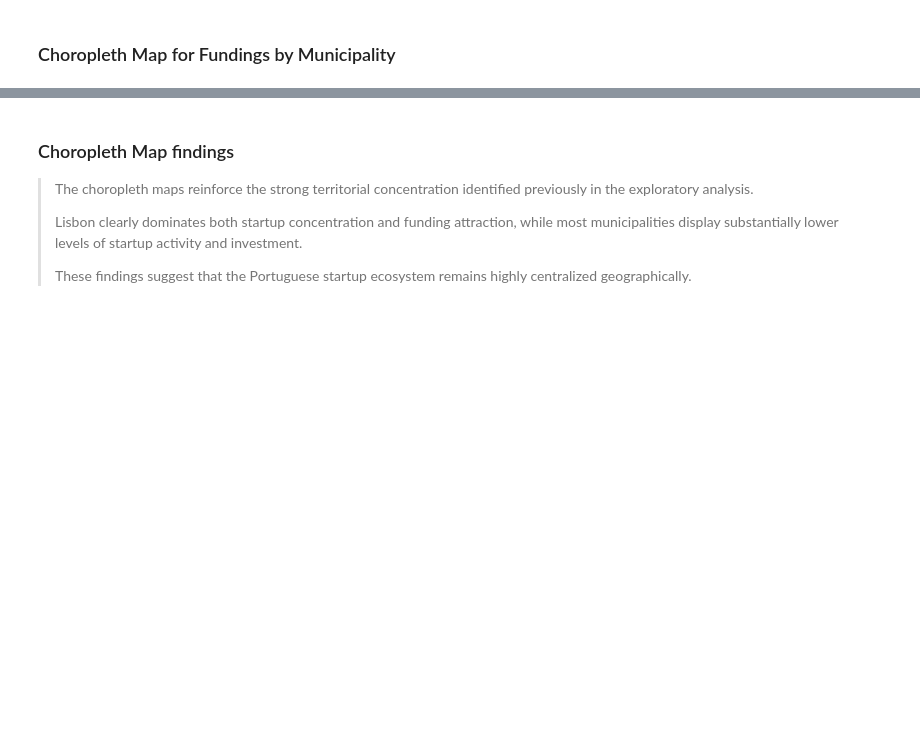
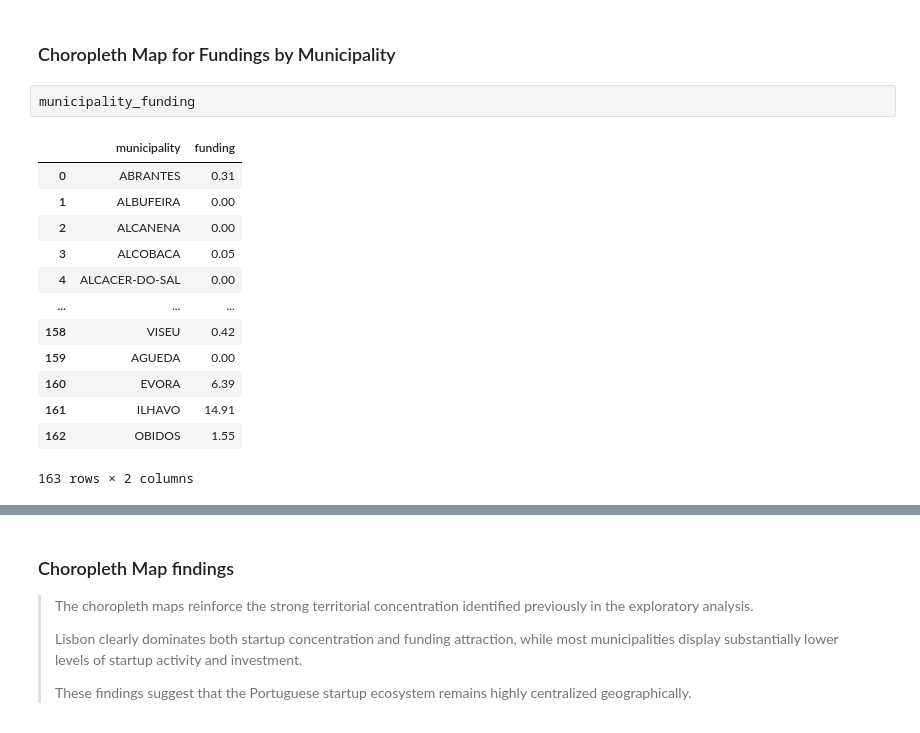
Before and after one commit to NelsonSanti/P4DS-Group-C3, a Jupyter notebook: startup-distribution-portugal/notebooks/main_notebook.ipynb, the cells around one changed output, grey strips where cells are left out. Saved outputs shown, nothing was run; the diff lists cells and outputs as text; blank space fills up the shorter version.

```diff
--- a/startup-distribution-portugal/notebooks/main_notebook.ipynb
+++ b/startup-distribution-portugal/notebooks/main_notebook.ipynb
@@ -1334,3 +1358,19 @@ municipality_funding["municipality"] = (
 )
 # %% [markdown]
 ### Choropleth Map for Fundings by Municipality
+# %%
+municipality_funding
+# %% [output]
+|  | municipality | funding |
+| 0 | ABRANTES | 0.31 |
+| 1 | ALBUFEIRA | 0.00 |
+| 2 | ALCANENA | 0.00 |
+| 3 | ALCOBACA | 0.05 |
+| 4 | ALCACER-DO-SAL | 0.00 |
+| ... | ... | ... |
+| 158 | VISEU | 0.42 |
+| 159 | AGUEDA | 0.00 |
+| 160 | EVORA | 6.39 |
+| 161 | ILHAVO | 14.91 |
+| 162 | OBIDOS | 1.55 |
+163 rows × 2 columns
```
Also changed, not shown: parts of 22 cells of this notebook.
